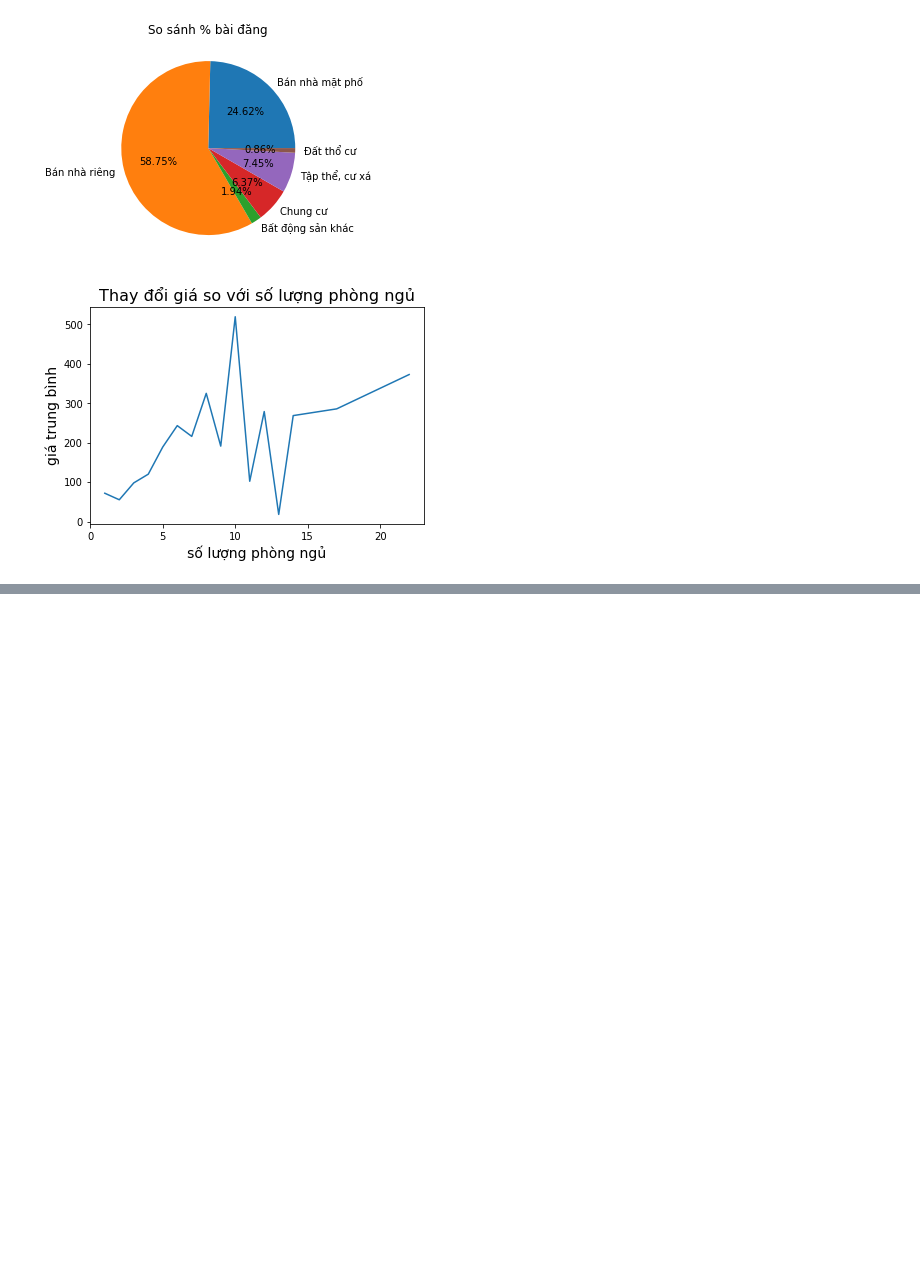
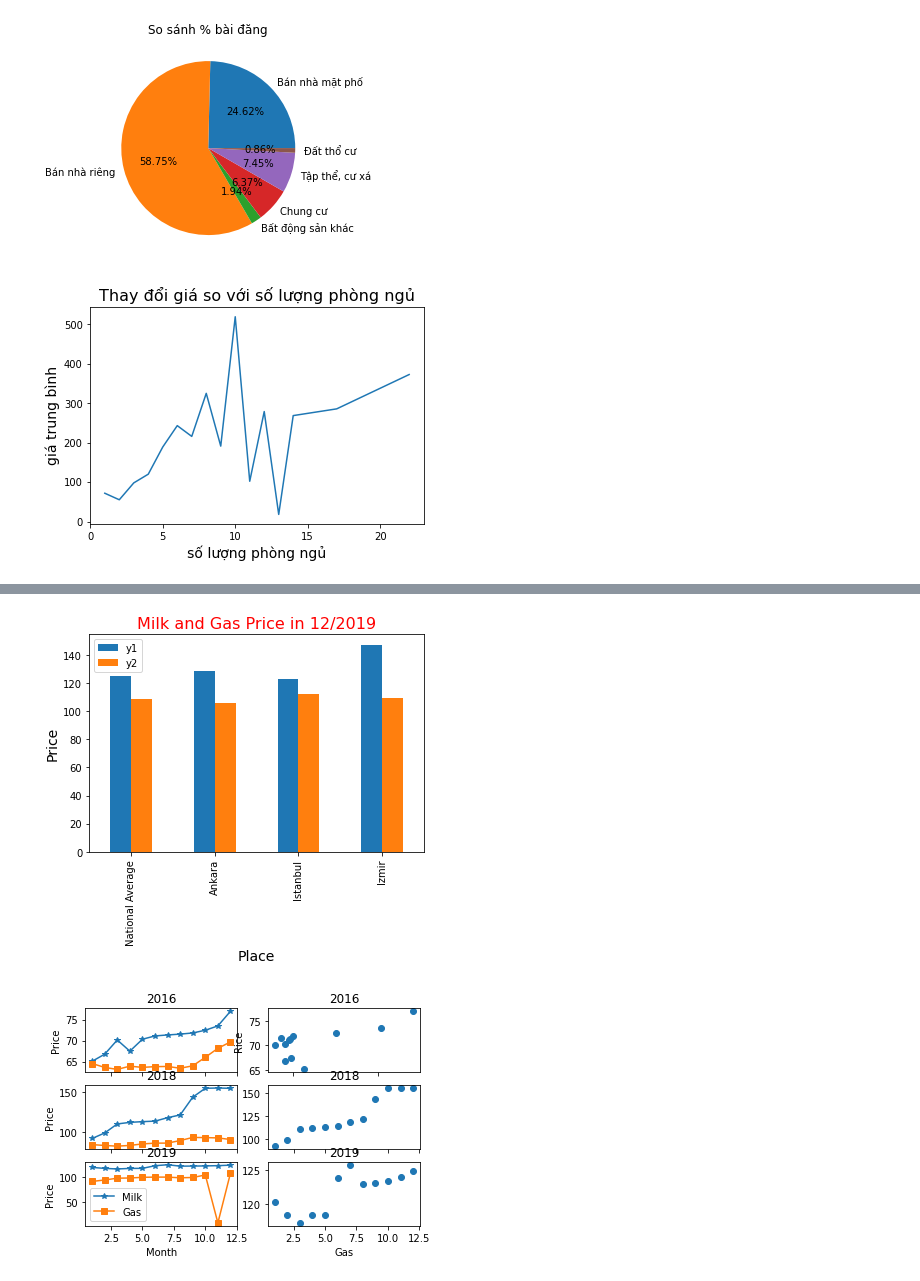
Before and after one commit to KimKieu123/DA30092022, a Jupyter notebook: BT Learn.ipynb, the cells around one changed output, grey strips where cells are left out. Saved outputs shown, nothing was run; the diff lists cells and outputs as text; code cells hidden in the pictures; blank space fills up the shorter version.

```diff
--- a/BT Learn.ipynb
+++ b/BT Learn.ipynb
@@ -1766,0 +1768,66 @@ KeyError: 'rating_star)'
+# %%
+#[Thực hành] Vẽ đồ thị kết hợp – Food Price in Turkey
+import pandas as pd
+import matplotlib.pyplot as plt
+d = pd.read_csv("FoodPrice_in_Turkey.csv")
+
+d11 = d[(d['Year'] == 2019) & (d['Month'] == 12) & (d['ProductName'] == 'Milk (powder, infant formula) - Retail')].reset_index()
+d12 = d[(d['Year'] == 2019) & (d['Month'] == 12) & (d['ProductName'] == 'Fuel (gas) - Retail')].reset_index()
+data1 = pd.DataFrame({'x': d11['Place'], 'y1': d11['Price'], 'y2': d12['Price']})
+
+data1.plot(x = 'x', y = ['y1', 'y2'], kind = 'bar')
+plt.title('Milk and Gas Price in 12/2019', fontsize = 16, color = 'r')
+plt.xlabel('Place', fontsize = 14)
+plt.ylabel('Price', fontsize = 14)
+plt.show()
+
+d21 = d[(d['Place'] == 'National Average') & (d['Year'] == 2016) & (d['ProductName'] == 'Milk (powder, infant formula) - Retail')]
+d22 = d[(d['Place'] == 'National Average') & (d['Year'] == 2016) & (d['ProductName'] == 'Fuel (gas) - Retail')]
+d23 = d[(d['Place'] == 'National Average') & (d['Year'] == 2018) & (d['ProductName'] == 'Milk (powder, infant formula) - Retail')]
+d24 = d[(d['Place'] == 'National Average') & (d['Year'] == 2018) & (d['ProductName'] == 'Fuel (gas) - Retail')]
+d25 = d[(d['Place'] == 'National Average') & (d['Year'] == 2019) & (d['ProductName'] == 'Milk (powder, infant formula) - Retail')]
+d26 = d[(d['Place'] == 'National Average') & (d['Year'] == 2019) & (d['ProductName'] == 'Fuel (gas) - Retail')]
+
+d31 = d[(d['Place'] == 'National Average') & (d['ProductName'] == 'Fuel (gas) - Retail') & (d['Year'] == 2016)]
+d32 = d[(d['Place'] == 'National Average') & (d['ProductName'] == 'Milk (powder, infant formula) - Retail') & (d['Year'] == 2016)]
+d33 = d[(d['Place'] == 'National Average') & (d['ProductName'] == 'Fuel (gas) - Retail') & (d['Year'] == 2018)]
+d34 = d[(d['Place'] == 'National Average') & (d['ProductName'] == 'Milk (powder, infant formula) - Retail') & (d['Year'] == 2018)]
+d35 = d[(d['Place'] == 'National Average') & (d['ProductName'] == 'Fuel (gas) - Retail') & (d['Year'] == 2019)]
+d36 = d[(d['Place'] == 'National Average') & (d['ProductName'] == 'Milk (powder, infant formula) - Retail') & (d['Year'] == 2019)]
+
+fig, ax = plt.subplots(3, 2)
+ax[0][0].plot(d21['Month'], d21['Price'], marker = '*', label = 'Milk-2016')
+ax[0][0].plot(d22['Month'], d22['Price'], marker = 's', label = 'Gas-2016')
+ax[0][0].set_ylabel('Price')
+ax[0][0].set_xticklabels([])
+ax[0][0].set_title('2016')
+
+ax[1][0].plot(d23['Month'], d23['Price'], marker = '*', label = 'Milk-2018')
+ax[1][0].plot(d24['Month'], d24['Price'], marker = 's', label = 'Gas-2018')
+ax[1][0].set_ylabel('Price')
+ax[1][0].set_xticklabels([])
+ax[1][0].set_title('2018')
+
+ax[2][0].plot(d25['Month'], d25['Price'], marker = '*', label = 'Milk')
+ax[2][0].plot(d26['Month'], d26['Price'], marker = 's', label = 'Gas')
+ax[2][0].set_ylabel('Price')
+ax[2][0].set_xlabel('Month')
+ax[2][0].legend()
+ax[2][0].set_title('2019')
+
+ax[0][1].scatter(d31['Price'], d32['Price'])
+ax[0][1].set_title('2016')
+ax[0][1].set_ylabel('Rice')
+ax[0][1].set_xticklabels([])
+
+ax[1][1].scatter(d33['Month'], d34['Price'])
+ax[1][1].set_title('2018')
+ax[1][1].set_xticklabels([])
+
+ax[2][1].scatter(d35['Month'], d36['Price'])
+ax[2][1].set_title('2019')
+ax[2][1].set_xlabel('Gas')
+plt.show()
+# %% [output]
+[figure, added]
+[figure, added]
```
Also changed, not shown: parts of 2 cells of this notebook.
